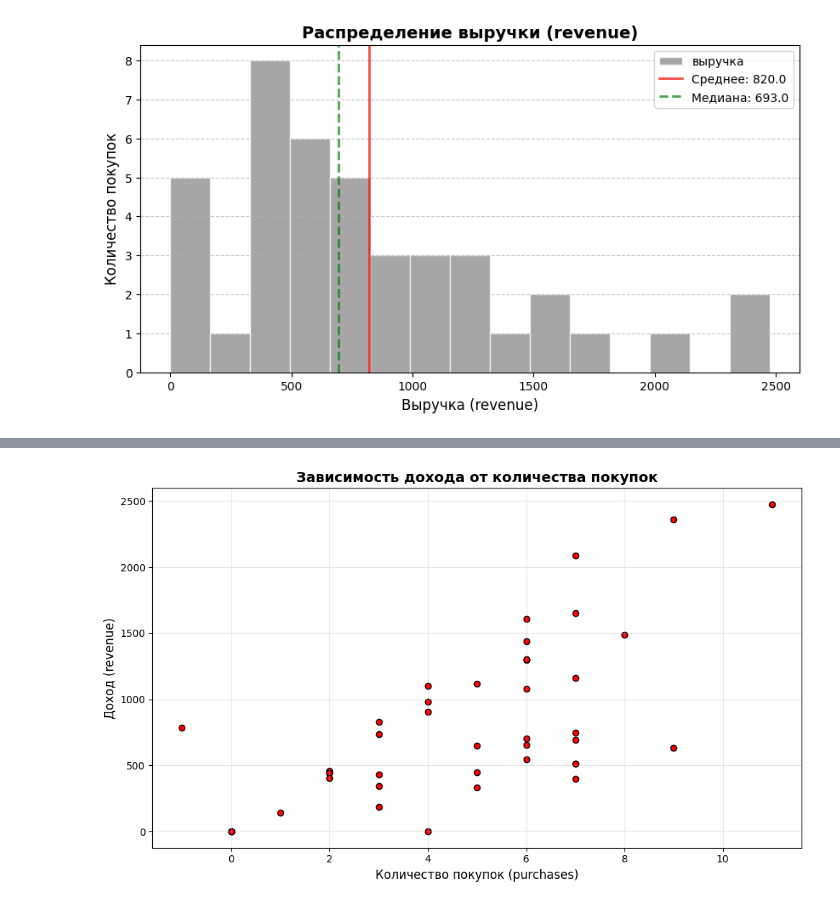
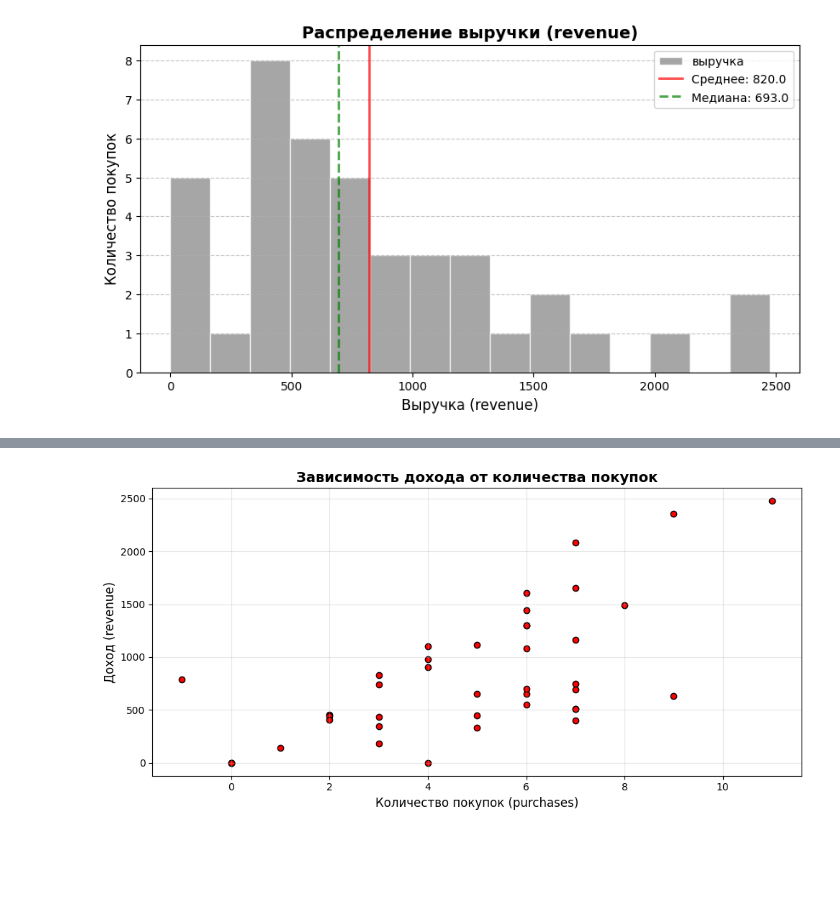
Before and after one commit to ProgZiC/aie-group-3, a Jupyter notebook: homeworks/HW02/HW02.ipynb, the cells around one changed output, grey strips where cells are left out. Cells and saved outputs as stored; diff of their text form; code cells hidden in the pictures; blank space fills up the shorter version.

```diff
--- a/homeworks/HW02/HW02.ipynb
+++ b/homeworks/HW02/HW02.ipynb
@@ -328,12 +345,14 @@ plt.show()
 # %%
-plt.figure(figsize=(10, 6))
+fig, ax = plt.subplots(
+    figsize =(10, 5)
+)
 plt.scatter(data['purchases'], data['revenue'], alpha=1, color='red', edgecolor='black')
 plt.xlabel('Количество покупок (purchases)', fontsize=12)
 plt.ylabel('Доход (revenue)', fontsize=12)
 plt.title('Зависимость дохода от количества покупок', fontsize=14, fontweight='bold')
 plt.grid(True, alpha=0.3)
 plt.tight_layout()
 fig.savefig('figures/scatter_plot')
 plt.show()
 # %% [output]
-[figure, old version]
+[figure, new version]
```
Also changed, not shown: parts of 2 cells of this notebook, 3 other files.
